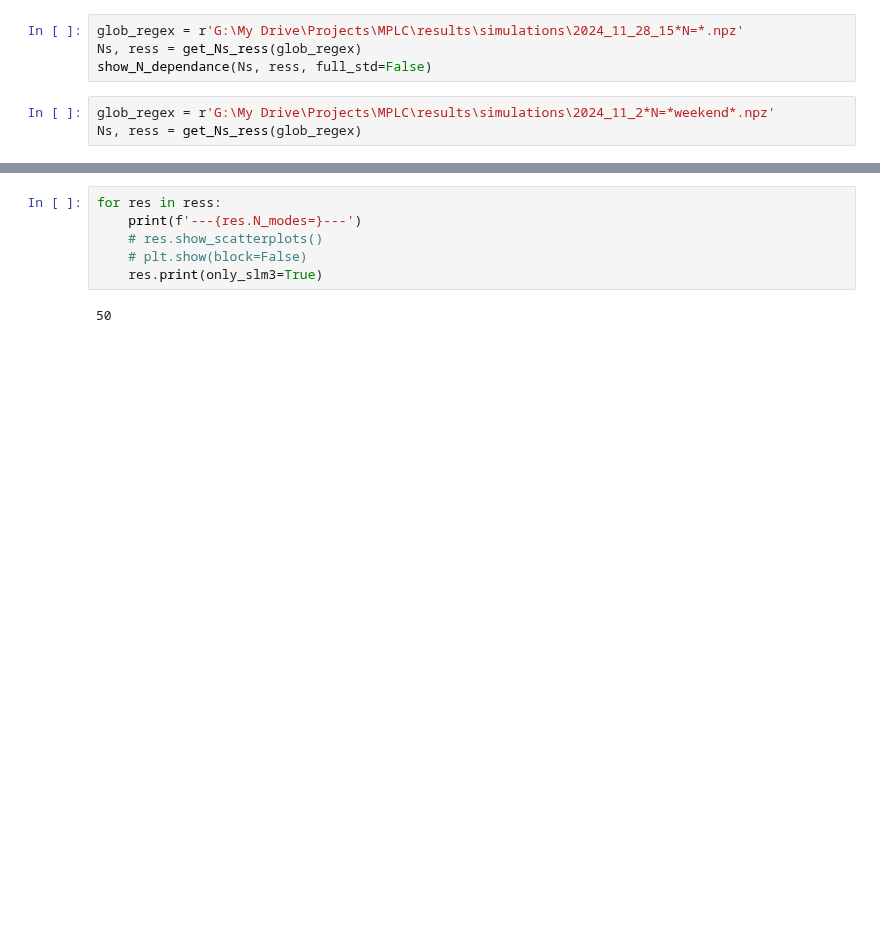
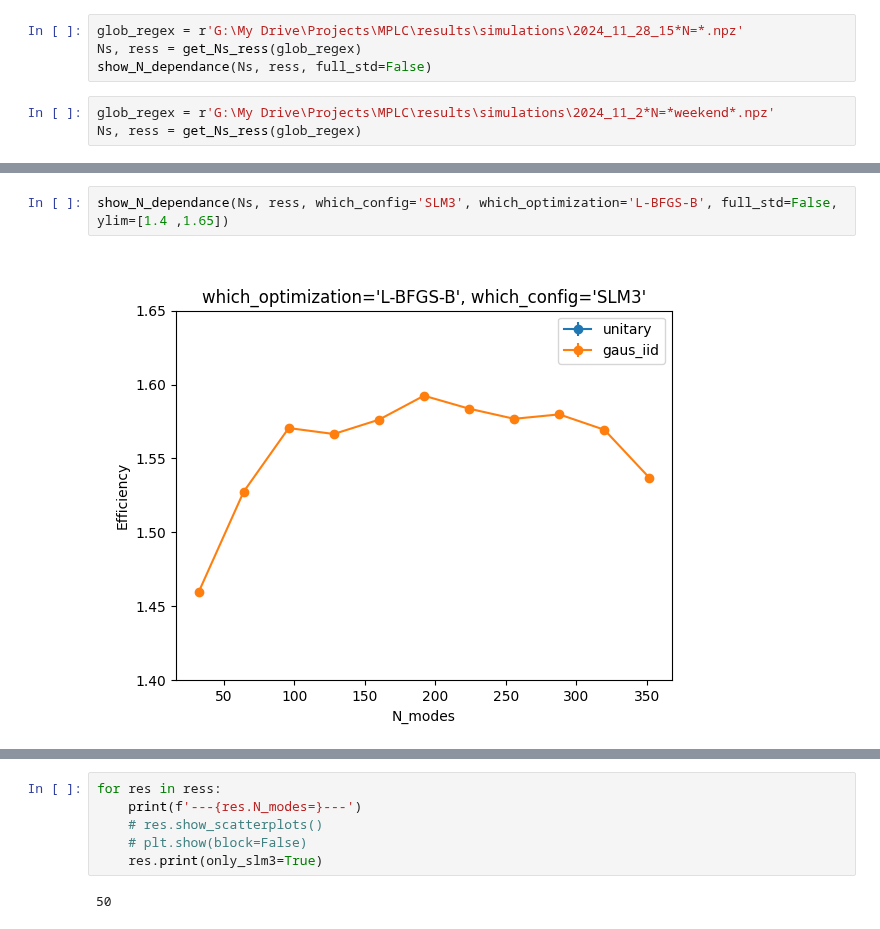
Before and after one commit to rubiaek/pianoq, a Jupyter notebook: pianoq/writeups/09_writeup_scaling.ipynb, the cells around one changed output, grey strips where cells are left out. Cells and saved outputs as stored; diff of their text form; blank space fills up the shorter version.

```diff
--- a/pianoq/writeups/09_writeup_scaling.ipynb
+++ b/pianoq/writeups/09_writeup_scaling.ipynb
@@ -197,0 +207,4 @@ show_N_dependance(Ns, ress, which_config=which_config, which_optimization=which_
+# %%
+show_N_dependance(Ns, ress, which_config='SLM3', which_optimization='L-BFGS-B', full_std=False, ylim=[1.4 ,1.65])
+# %% [output]
+[figure, added]
```
Also changed, not shown: parts of 8 cells of this notebook.
